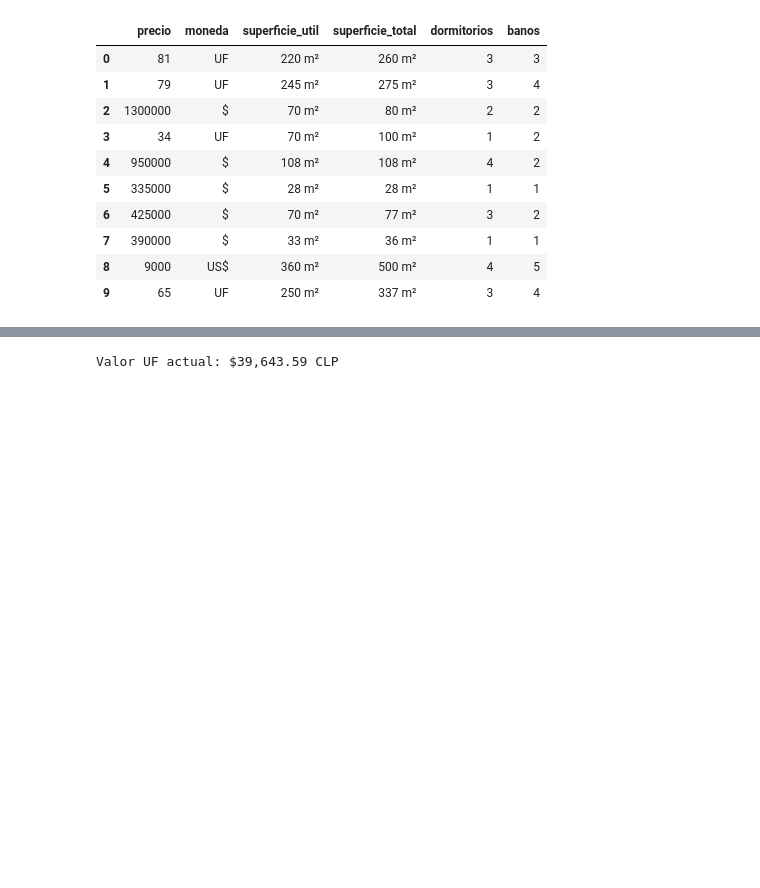
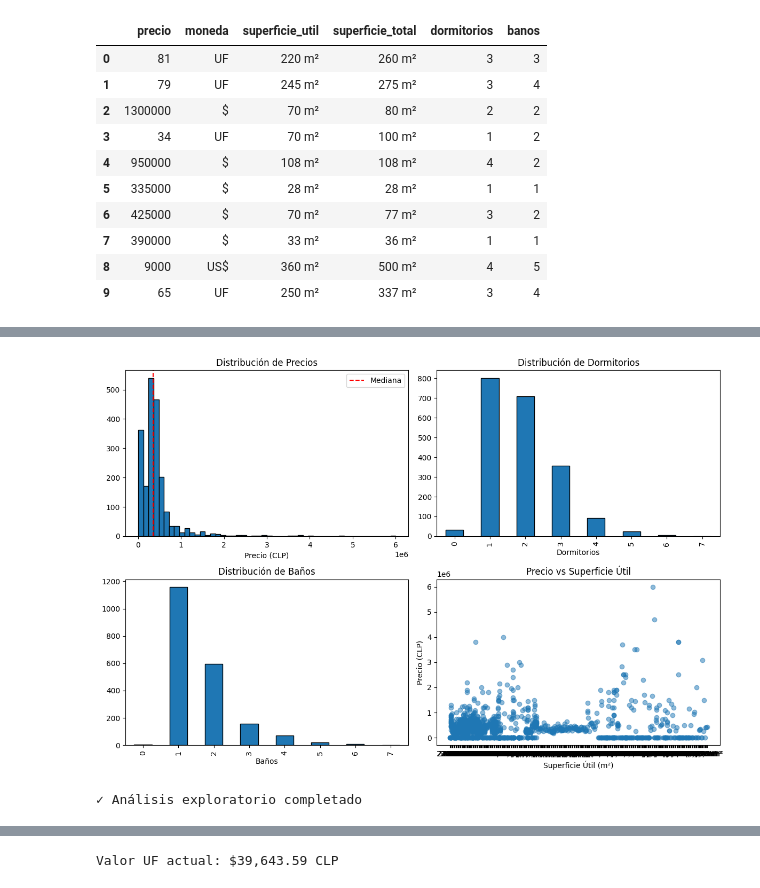
Before and after one commit to alexisnasus/data-science, a Jupyter notebook: Proyecto_Data_Science.ipynb, the cells around one changed output, grey strips where cells are left out. Drawn from its saved outputs; the diff is of its cells as text; code cells hidden in the pictures; blank space fills up the shorter version.

Commit message:
avances en analisis exploratorio de datos, registros sin comuna ahora se les busca a través de consulta api

```diff
--- a/Proyecto_Data_Science.ipynb
+++ b/Proyecto_Data_Science.ipynb
@@ -84,0 +191,36 @@ Filas, Columnas: (2016, 6)
+# %%
+# Visualización de distribuciones
+import matplotlib.pyplot as plt
+
+fig, axes = plt.subplots(2, 2, figsize=(12, 8))
+
+# Precio
+axes[0,0].hist(df_modelo['precio'], bins=50, edgecolor='black')
+axes[0,0].set_title('Distribución de Precios')
+axes[0,0].set_xlabel('Precio (CLP)')
+axes[0,0].axvline(df_modelo['precio'].median(), color='red', linestyle='--', label='Mediana')
+axes[0,0].legend()
+
+# Dormitorios
+df_modelo['dormitorios'].value_counts().sort_index().plot(kind='bar', ax=axes[0,1], edgecolor='black')
+axes[0,1].set_title('Distribución de Dormitorios')
+axes[0,1].set_xlabel('Dormitorios')
+
+# Baños
+df_modelo['banos'].value_counts().sort_index().plot(kind='bar', ax=axes[1,0], edgecolor='black')
+axes[1,0].set_title('Distribución de Baños')
+axes[1,0].set_xlabel('Baños')
+
+# Scatter precio vs superficie
+axes[1,1].scatter(df_modelo['superficie_util'], df_modelo['precio'], alpha=0.5)
+axes[1,1].set_title('Precio vs Superficie Útil')
+axes[1,1].set_xlabel('Superficie Útil (m²)')
+axes[1,1].set_ylabel('Precio (CLP)')
+
+plt.tight_layout()
+plt.show()
+
+print("✓ Análisis exploratorio completado")
+# %% [output]
+[figure, added]
+✓ Análisis exploratorio completado
```
Also changed, not shown: parts of 4 cells of this notebook.
